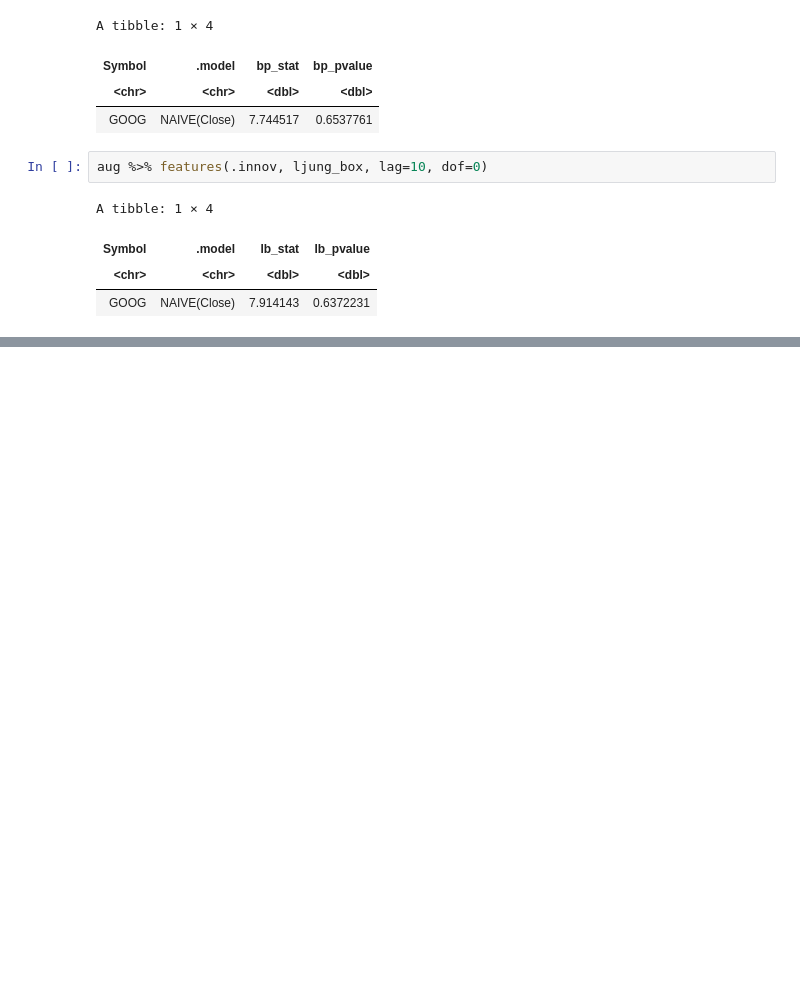
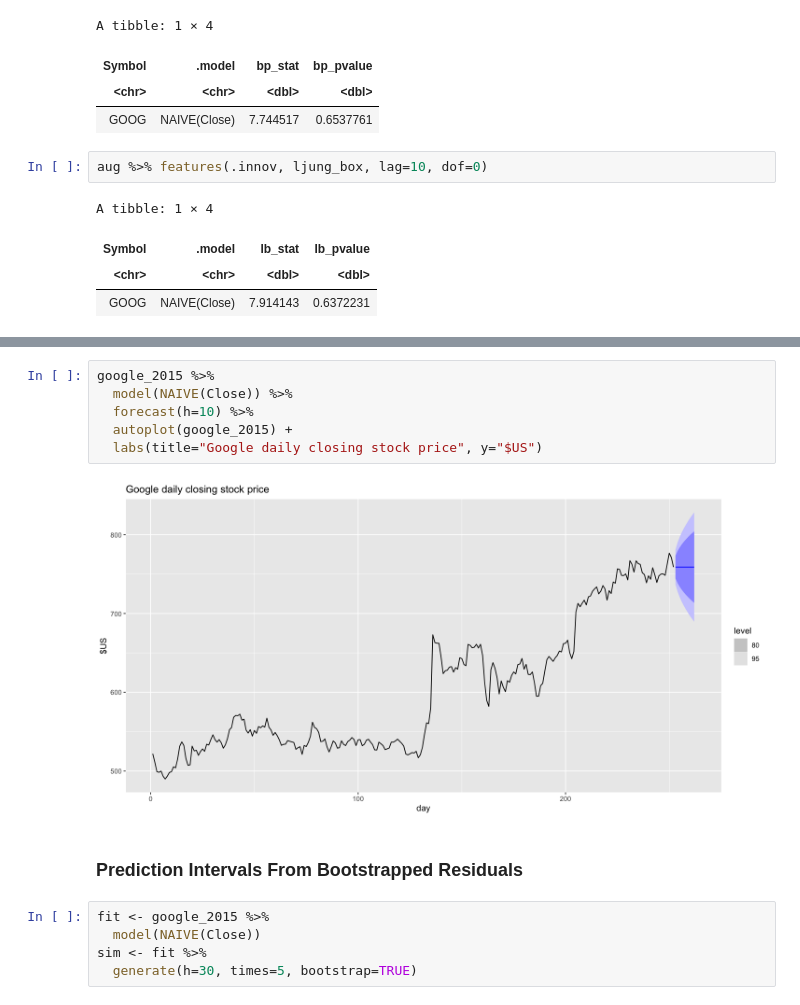
Before and after one commit to antounes/fpp3, a Jupyter notebook: 5_forecasters_toolbox.ipynb, the cells around one changed output, grey strips where cells are left out. Drawn from its saved outputs; the diff is of its cells as text; blank space fills up the shorter version.

Commit message:
Forecasting using transformations

```diff
--- a/5_forecasters_toolbox.ipynb
+++ b/5_forecasters_toolbox.ipynb
@@ -333,0 +380,15 @@ A tibble: 1 × 4
+# %%
+google_2015 %>%
+  model(NAIVE(Close)) %>%
+  forecast(h=10) %>%
+  autoplot(google_2015) +
+  labs(title="Google daily closing stock price", y="$US")
+# %% [output]
+[figure, added]
+# %% [markdown]
+### Prediction Intervals From Bootstrapped Residuals
+# %%
+fit <- google_2015 %>%
+  model(NAIVE(Close))
+sim <- fit %>%
+  generate(h=30, times=5, bootstrap=TRUE)
```
Also changed, not shown: parts of 19 cells of this notebook.
